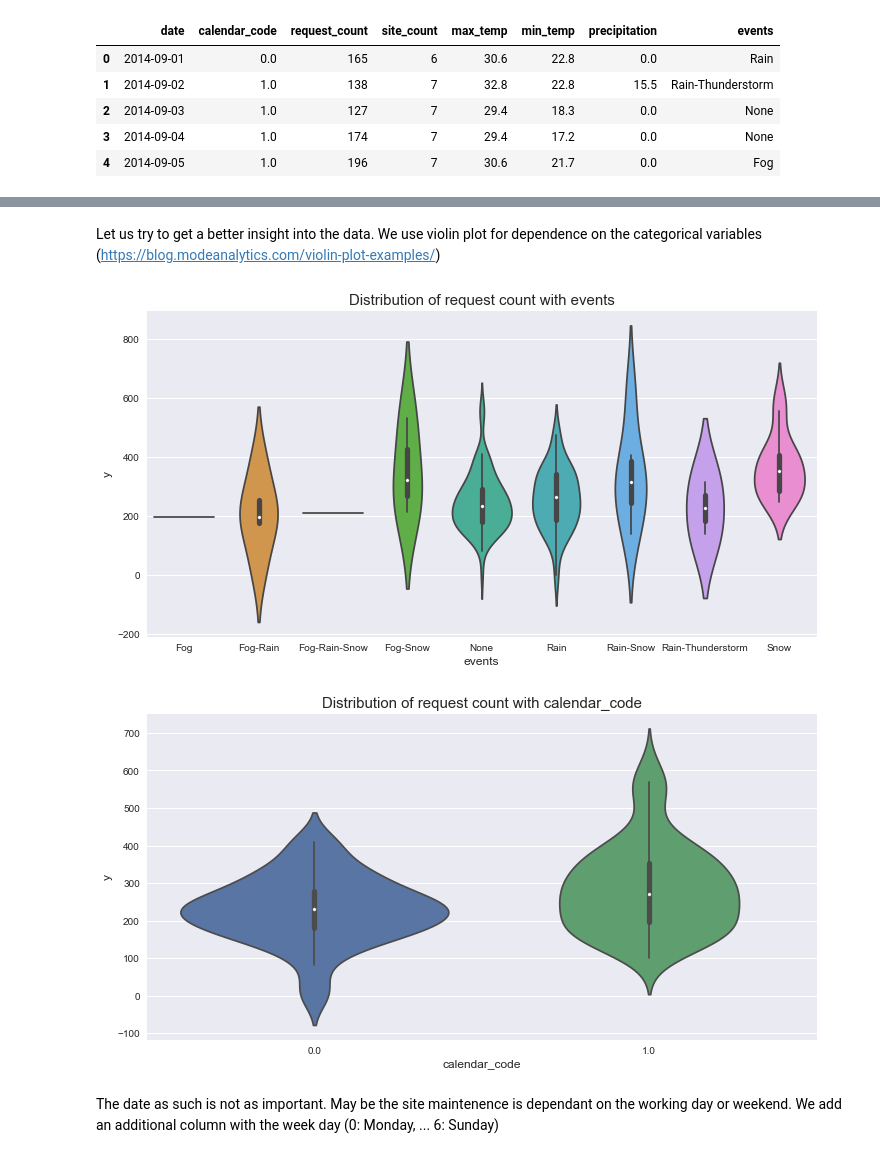
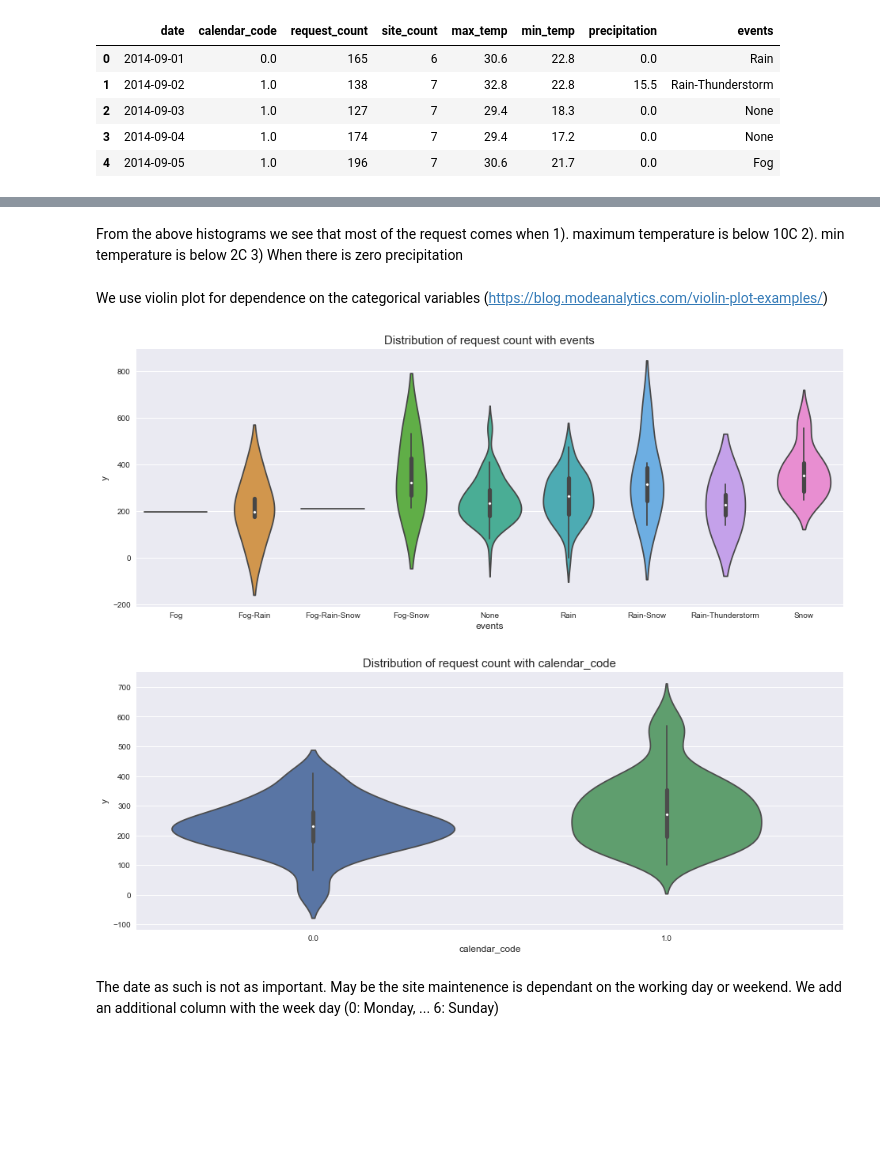
Before and after one commit to adil-rasheed/ML_Projects, a Jupyter notebook: Met_Site_Maintenance/Met_Site_Monitoring.ipynb, the cells around one changed output, grey strips where cells are left out. Cells and saved outputs as stored; diff of their text form; code cells hidden in the pictures; blank space fills up the shorter version.

Commit message:
Histograms added

```diff
--- a/Met_Site_Maintenance/Met_Site_Monitoring.ipynb
+++ b/Met_Site_Maintenance/Met_Site_Monitoring.ipynb
@@ -27,27 +50,29 @@ training_data.head()
+# %% [markdown]
+From the above histograms we see that most of the request comes when 1). maximum temperature is below 10C 2). min temperature is below 2C 3) When there is zero precipitation
 # %% [markdown]
-Let us try to get a better insight into the data. We use violin plot for dependence on the categorical variables (https://blog.modeanalytics.com/violin-plot-examples/)
+We use violin plot for dependence on the categorical variables (https://blog.modeanalytics.com/violin-plot-examples/)
 # %%
 var_name = "events"
 col_order = np.sort(training_data[var_name].unique()).tolist()
-plt.figure(figsize=(12,6))
+plt.figure(figsize=(16,6))
 sns.violinplot(x=var_name, y='request_count', data=training_data, order=col_order)
 plt.xlabel(var_name, fontsize=12)
 plt.ylabel('y', fontsize=12)
 plt.title("Distribution of request count with "+var_name, fontsize=15)
 plt.show()
 # %% [output]
-[figure, old version]
+[figure, new version]
 # %%
 var_name = "calendar_code"
 col_order = np.sort(training_data[var_name].unique()).tolist()
-plt.figure(figsize=(12,6))
+plt.figure(figsize=(16,6))
 sns.violinplot(x=var_name, y='request_count', data=training_data, order=col_order)
 plt.xlabel(var_name, fontsize=12)
 plt.ylabel('y', fontsize=12)
 plt.title("Distribution of request count with "+var_name, fontsize=15)
 plt.show()
 # %% [output]
-[figure, old version]
+[figure, new version]
 # %% [markdown]
 The date as such is not as important. May be the site maintenence is dependant on the working day or weekend. We add an additional column with the week day (0: Monday, ... 6: Sunday)
 # %%
```
Also changed, not shown: parts of 8 cells of this notebook.
